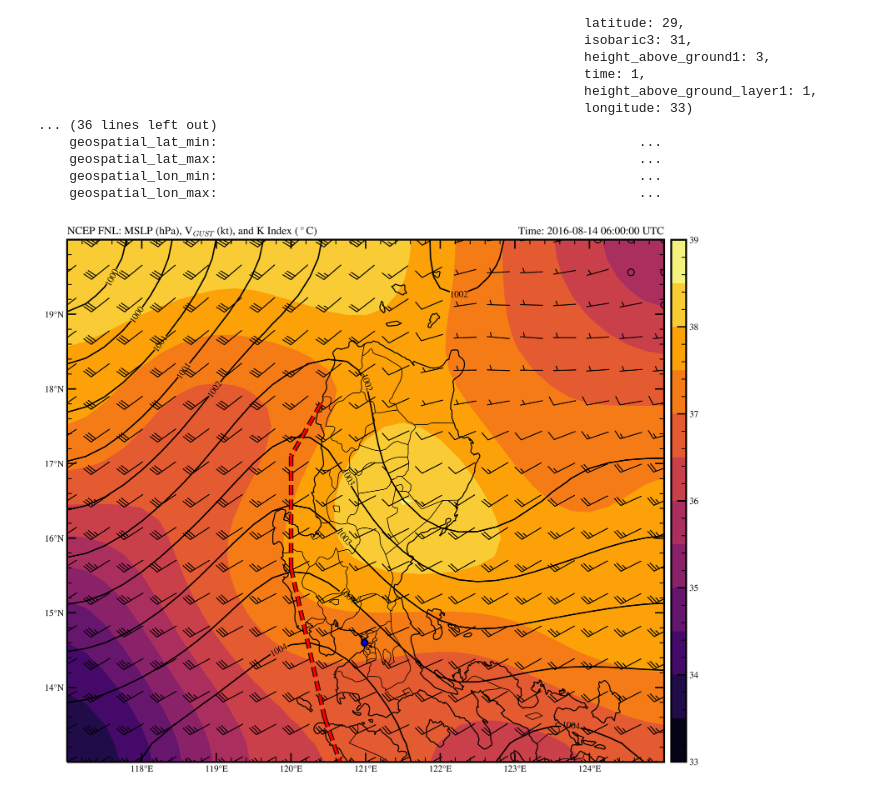
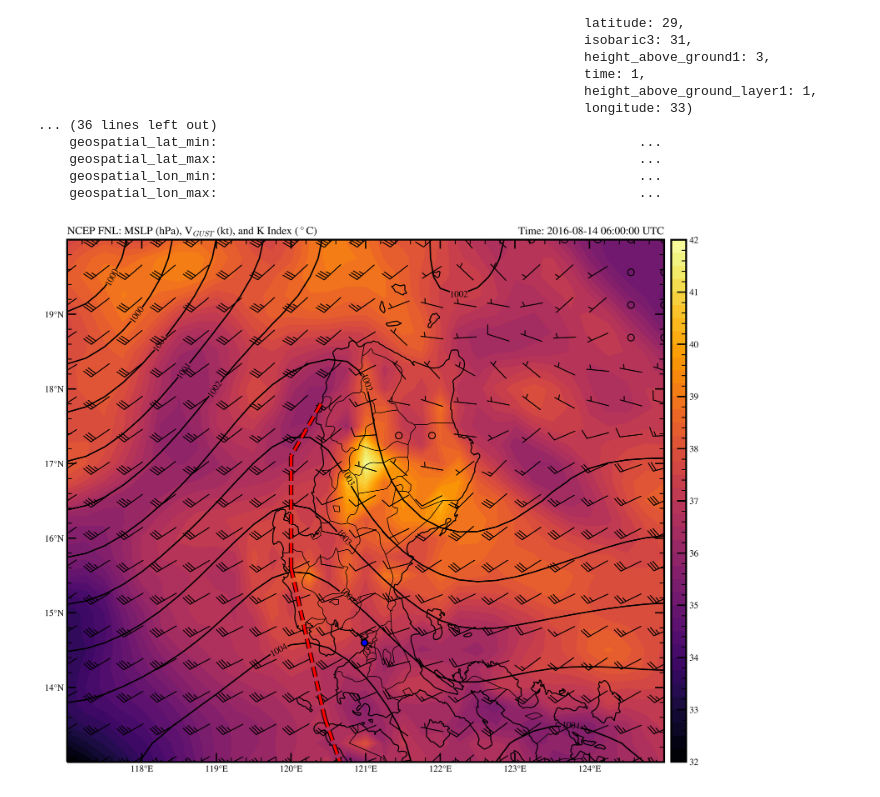
Before and after one commit to AstroCGHA/NCEP-GFS, a Jupyter notebook: MLSP, Gust, KIX.ipynb, the cells around one changed output. Drawn from its saved outputs; the diff is of its cells as text; code cells hidden in the pictures.

Commit message:
Python 3.9
[Mesoscale] Data Visualization of MSLP, Gustiness, and Convective K Index.

```diff
--- a/MLSP, Gust, KIX.ipynb
+++ b/MLSP, Gust, KIX.ipynb
@@ -49,22 +49,22 @@ mslp = gaussian_filter(mslp.data[0], sigma=3.0) * units.pascal
 mslph = mslp.to('hPa')
 
 # Select proxies for Gust
-gust = gaussian_filter(gust.data[0], sigma=3.0) * units('m/s')
-vwnd_surf = gaussian_filter(vsurf.sel(height_above_ground1=100).data[0], sigma=3.0) * units('m/s')
+gust = gust.data[0] * units('m/s')
+vwnd_surf = vsurf.sel(height_above_ground1=100).data[0] * units('m/s')
 
 # Select parameters to compute for Dewpoint temperatures at 850 hPa and
 # K Index eventually
-rh_850 = gaussian_filter(rh.sel(isobaric3=85000).data[0], sigma=3.0) * units.percent
-temp_850 = gaussian_filter(temp.sel(isobaric3=85000).data[0], sigma=3.0) * units.kelvin
+rh_850 = gaussian_filter(rh.sel(isobaric3=85000).data[0], sigma=0.5) * units.percent
+temp_850 = gaussian_filter(temp.sel(isobaric3=85000).data[0], sigma=0.5) * units.kelvin
 temp_850c = temp_850.to('degC')
-temp_500 = gaussian_filter(temp.sel(isobaric3=50000).data[0], sigma=3.0) * units.kelvin
+temp_500 = gaussian_filter(temp.sel(isobaric3=50000).data[0], sigma=0.5) * units.kelvin
 temp_500c = temp_500.to('degC')
 
 td_850 = mpcalc.dewpoint_from_relative_humidity(temp_850, rh_850)
 
 # Compute for Dewpoint Depression
-rh_700 = gaussian_filter(rh.sel(isobaric3=70000).data[0], sigma=3.0) * units.percent
-temp_700 = gaussian_filter(temp.sel(isobaric3=70000).data[0], sigma=3.0) * units.kelvin
+rh_700 = gaussian_filter(rh.sel(isobaric3=70000).data[0], sigma=0.5) * units.percent
+temp_700 = gaussian_filter(temp.sel(isobaric3=70000).data[0], sigma=0.5) * units.kelvin
 temp_700c = temp_700.to('degC')
 
 td_700 = mpcalc.dewpoint_from_relative_humidity(temp_700c, rh_700)
@@ -98,12 +98,13 @@ states_provinces = cfeature.NaturalEarthFeature(category='cultural', name='admin
 ax.add_feature(states_provinces, edgecolor='k')
 ax.add_feature(cfeature.COASTLINE.with_scale('10m'), linewidth=1.15)
 ax.add_feature(cfeature.STATES.with_scale('50m'))
-ax.add_feature(cfeature.LAND)
 
 # Add K Index contours
-kix_range = np.arange(33, 39.5, 0.5)
+kix_range = np.arange(32, 42.25, 0.25)
 srh = ax.contourf(lons, lats, kix, kix_range, cmap='inferno', transform=datacrs)
-cbar = plt.colorbar(srh, orientation='vertical', pad=0.01, aspect=35, shrink=0.664)
+cbar = plt.colorbar(srh, orientation='vertical', pad=0.01, aspect=35, shrink=0.664,
+                    ticks = [32, 33, 34, 35, 36, 37, 38, 39, 40, 41, 42])
+cbar.ax.set_yticklabels(['32', '33', '34', '35', '36', '37', '38', '39', '40', '41', '42'])
 cbar.ax.minorticks_on()
 cbar.ax.tick_params(which='major', length=10, width=1.5, top=True, right=True, direction='in')
 cbar.ax.tick_params(which='minor', length=5, width=1, top=True, right=True, direction='in')
@@ -154,31 +155,31 @@ ax.set_title('NCEP FNL: MSLP (hPa), V$_{GUST}$ (kt), and K Index ($^\circ$C)', l
 ax.set_title('Time: {} UTC'.format(vtime), loc='right')
 
 # Add marker of Manila, NCR via its lats and lons
 manila_lon, manila_lat = 120.9842, 14.5995
 ax.plot(manila_lon, manila_lat, color='blue', markersize=7,
         markeredgewidth=1.5, markeredgecolor='k', marker='o', transform=datacrs)
 
 # Set X and Y-ticks for Latitude and Longitude Coordinates
 ax.set_yticks(lats, 5, crs=ccrs.PlateCarree())
 ax.set_xticks(lons, 5, crs=ccrs.PlateCarree())
 lat_formatter = cticker.LatitudeFormatter()
 long_formatter = cticker.LongitudeFormatter()
 ax.yaxis.set_major_formatter(lat_formatter)
 ax.xaxis.set_major_formatter(long_formatter)
 ax.set_xticks(ax.get_xticks()[1:8]) #Hide end points of longitude tickmarks
 ax.set_yticks(ax.get_yticks()[1:7]) #Hide end points of latitude tickmarks
 ax.minorticks_on()
 ax.tick_params(which='major', length=10, width=1.5, top=True, right=True, direction='in')
 ax.tick_params(which='minor', length=5, width=1, top=True, right=True, direction='in')
 
 # Adjust image and show
 plt.subplots_adjust(bottom=0, top=1)
 plt.rcParams['axes.linewidth'] = 2
 plt.rcParams['figure.dpi'] = 500
 plt.rcParams['figure.facecolor'] = 'white'
 plt.rcParams['mathtext.fontset'] = 'cm'
 plt.rcParams['font.family'] = 'STIXGeneral'
 plt.savefig('MLSP, Zgust, KIX.jpg', bbox_inches="tight")
 plt.show()
 # %% [output]
-[figure, old version]
+[figure, new version]
```
